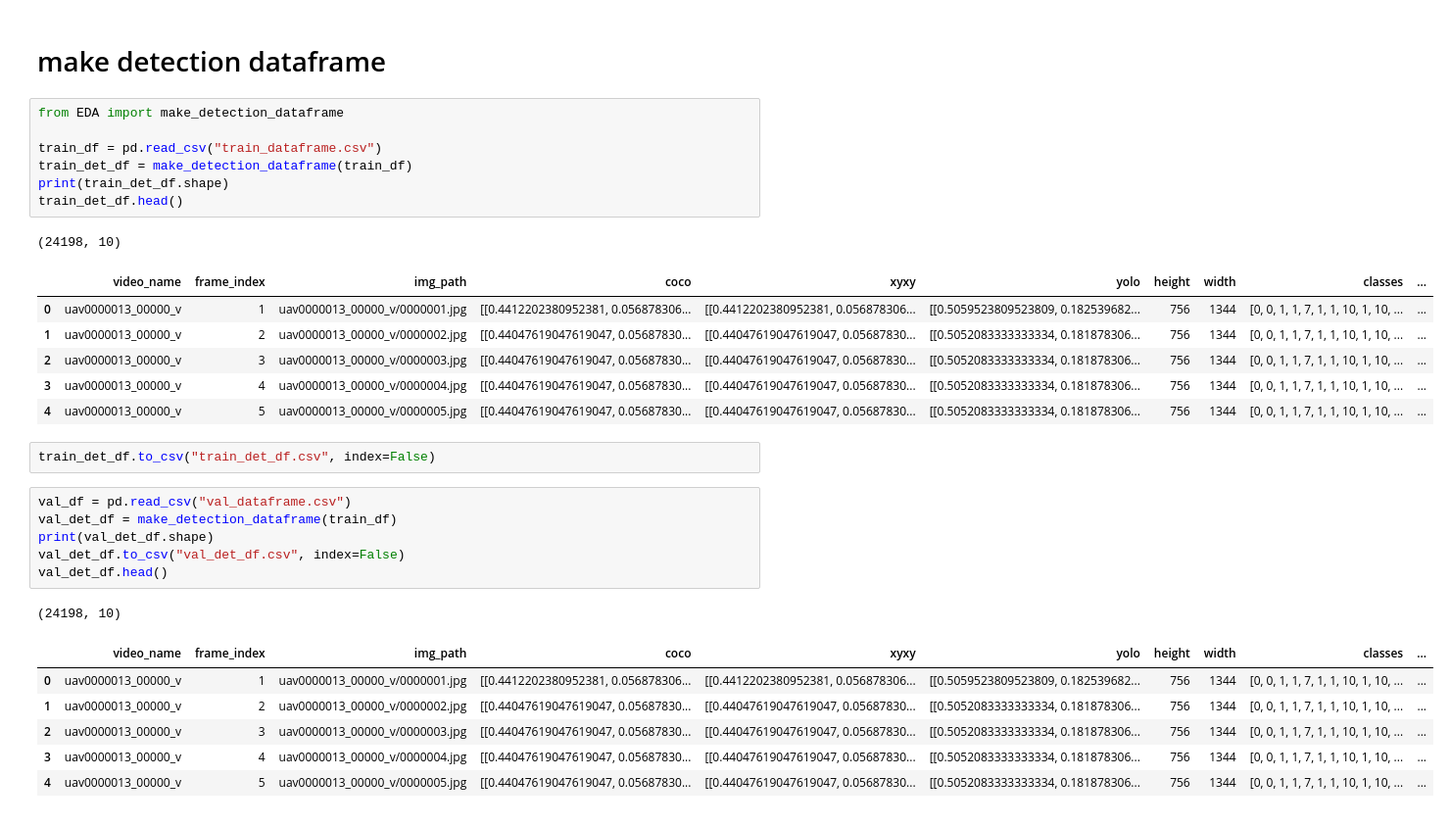
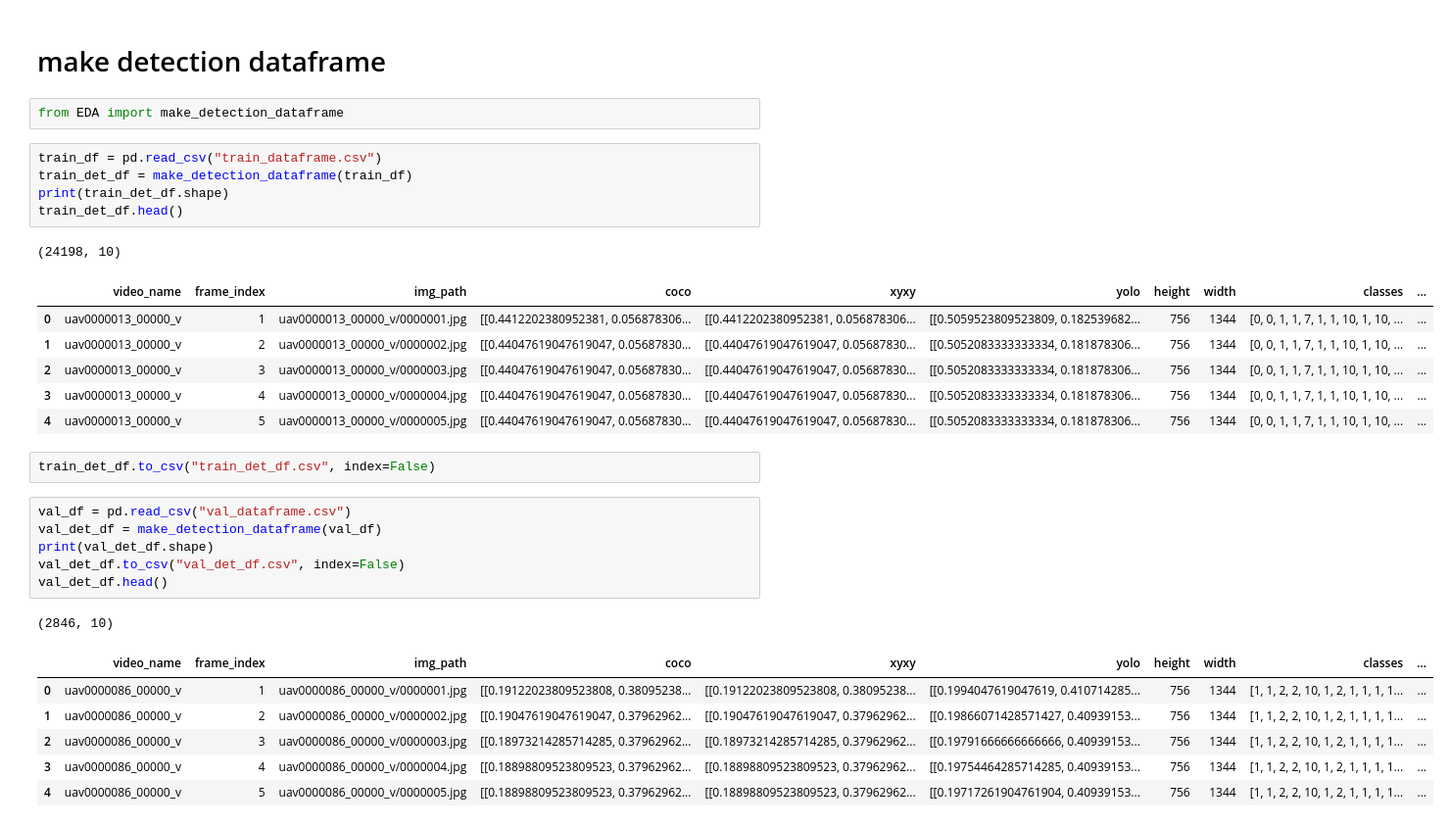
Before and after one commit to komingsu/SIA-MOT, a Jupyter notebook: EDA/make_dataframe.ipynb, the cells around one changed output. Shown: that part at 98% size. Saved outputs shown, nothing was run; the diff lists cells and outputs as text.

Commit message:
Update make_dataframe.ipynb
val_det_df 생성

```diff
--- a/EDA/make_dataframe.ipynb
+++ b/EDA/make_dataframe.ipynb
@@ -182,9 +182,9 @@ train_df.head()
 | 4 | uav0000013_00000_v | 5 | (756, 1344, 3) | 0 | [592, 43, 174, 189] | [0.44047619047619047, 0.056878306... | 32886 | 0.032366 | ... |
 # %% [markdown]
 # make detection dataframe
+# %%
+from EDA import make_detection_dataframe
 # %%
-from EDA import make_detection_dataframe
-
 train_df = pd.read_csv("train_dataframe.csv")
 train_det_df = make_detection_dataframe(train_df)
 print(train_det_df.shape)
@@ -201,15 +201,15 @@ train_det_df.head()
 train_det_df.to_csv("train_det_df.csv", index=False)
 # %%
 val_df = pd.read_csv("val_dataframe.csv")
-val_det_df = make_detection_dataframe(train_df)
+val_det_df = make_detection_dataframe(val_df)
 print(val_det_df.shape)
 val_det_df.to_csv("val_det_df.csv", index=False)
 val_det_df.head()
 # %% [output]
-(24198, 10)
+(2846, 10)
 |  | video_name | frame_index | img_path | coco | xyxy | yolo | height | width | classes | ... |
-| 0 | uav0000013_00000_v | 1 | uav0000013_00000_v/0000001.jpg | [[0.4412202380952381, 0.056878306... | [[0.4412202380952381, 0.056878306... | [[0.5059523809523809, 0.182539682... | 756 | 1344 | [0, 0, 1, 1, 7, 1, 1, 10, 1, 10, ... | ... |
-| 1 | uav0000013_00000_v | 2 | uav0000013_00000_v/0000002.jpg | [[0.44047619047619047, 0.05687830... | [[0.44047619047619047, 0.05687830... | [[0.5052083333333334, 0.181878306... | 756 | 1344 | [0, 0, 1, 1, 7, 1, 1, 10, 1, 10, ... | ... |
-| 2 | uav0000013_00000_v | 3 | uav0000013_00000_v/0000003.jpg | [[0.44047619047619047, 0.05687830... | [[0.44047619047619047, 0.05687830... | [[0.5052083333333334, 0.181878306... | 756 | 1344 | [0, 0, 1, 1, 7, 1, 1, 10, 1, 10, ... | ... |
-| 3 | uav0000013_00000_v | 4 | uav0000013_00000_v/0000004.jpg | [[0.44047619047619047, 0.05687830... | [[0.44047619047619047, 0.05687830... | [[0.5052083333333334, 0.181878306... | 756 | 1344 | [0, 0, 1, 1, 7, 1, 1, 10, 1, 10, ... | ... |
-| 4 | uav0000013_00000_v | 5 | uav0000013_00000_v/0000005.jpg | [[0.44047619047619047, 0.05687830... | [[0.44047619047619047, 0.05687830... | [[0.5052083333333334, 0.181878306... | 756 | 1344 | [0, 0, 1, 1, 7, 1, 1, 10, 1, 10, ... | ... |
+| 0 | uav0000086_00000_v | 1 | uav0000086_00000_v/0000001.jpg | [[0.19122023809523808, 0.38095238... | [[0.19122023809523808, 0.38095238... | [[0.1994047619047619, 0.410714285... | 756 | 1344 | [1, 1, 2, 2, 10, 1, 2, 1, 1, 1, 1... | ... |
+| 1 | uav0000086_00000_v | 2 | uav0000086_00000_v/0000002.jpg | [[0.19047619047619047, 0.37962962... | [[0.19047619047619047, 0.37962962... | [[0.19866071428571427, 0.40939153... | 756 | 1344 | [1, 1, 2, 2, 10, 1, 2, 1, 1, 1, 1... | ... |
+| 2 | uav0000086_00000_v | 3 | uav0000086_00000_v/0000003.jpg | [[0.18973214285714285, 0.37962962... | [[0.18973214285714285, 0.37962962... | [[0.19791666666666666, 0.40939153... | 756 | 1344 | [1, 1, 2, 2, 10, 1, 2, 1, 1, 1, 1... | ... |
+| 3 | uav0000086_00000_v | 4 | uav0000086_00000_v/0000004.jpg | [[0.18898809523809523, 0.37962962... | [[0.18898809523809523, 0.37962962... | [[0.19754464285714285, 0.40939153... | 756 | 1344 | [1, 1, 2, 2, 10, 1, 2, 1, 1, 1, 1... | ... |
+| 4 | uav0000086_00000_v | 5 | uav0000086_00000_v/0000005.jpg | [[0.18898809523809523, 0.37962962... | [[0.18898809523809523, 0.37962962... | [[0.19717261904761904, 0.40939153... | 756 | 1344 | [1, 1, 2, 2, 10, 1, 2, 1, 1, 1, 1... | ... |
```
